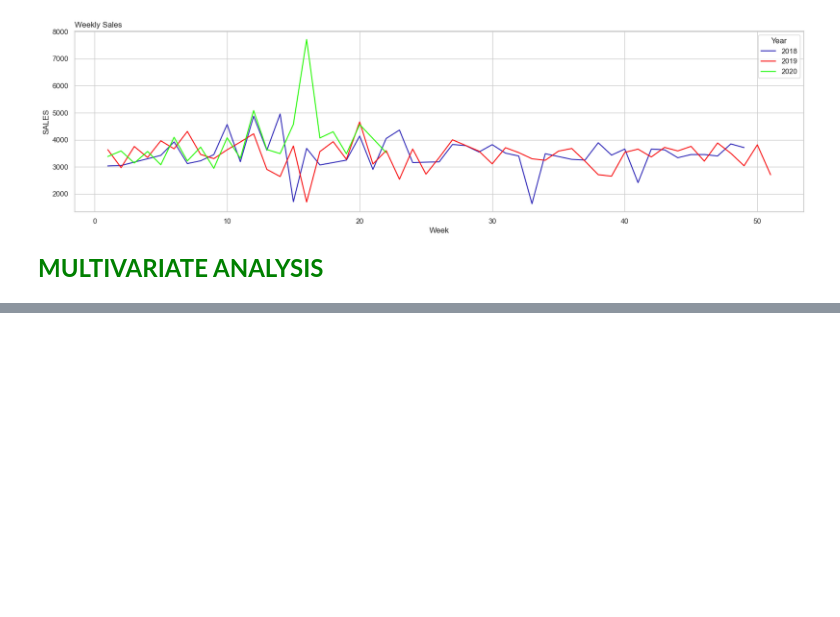
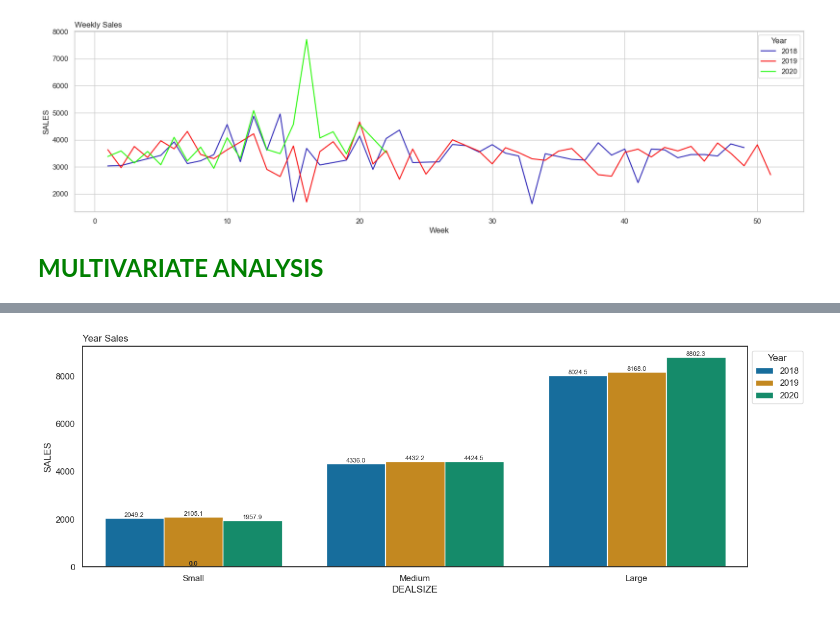
Before and after one commit to DataNerdss/Automobile_Sales_Analysis_Project, a Jupyter notebook: car_sales_analysis.ipynb, the cells around one changed output, grey strips where cells are left out. Saved outputs shown, nothing was run; the diff lists cells and outputs as text; code cells hidden in the pictures; blank space fills up the shorter version.

```diff
--- a/car_sales_analysis.ipynb
+++ b/car_sales_analysis.ipynb
@@ -452,0 +473,15 @@ Index(['ORDERDATE', 'STATUS', 'PRODUCTLINE', 'PRODUCTCODE', 'CUSTOMERNAME',
+# %%
+# Comparison of Sales by DealSize with hue as Year
+sns.set_theme(style='white')
+plt.figure(figsize= (15,5))
+
+sns.barplot(data = df, x = 'DEALSIZE', y = 'SALES', hue = 'Year', ci = None, palette='colorblind')
+plt.legend(title = 'Year',loc = 'upper left',bbox_to_anchor = (1,1))
+plt.title('Year Sales', loc = 'left')
+
+
+for p in plt.gca().patches:
+    plt.gca().annotate(f'{p.get_height():.1f}', (p.get_x() + p.get_width() / 2., p.get_height()),
+                       ha='center', va='bottom', fontsize=8)
+# %% [output]
+[figure, added]
```
Also changed, not shown: parts of 6 cells of this notebook.
